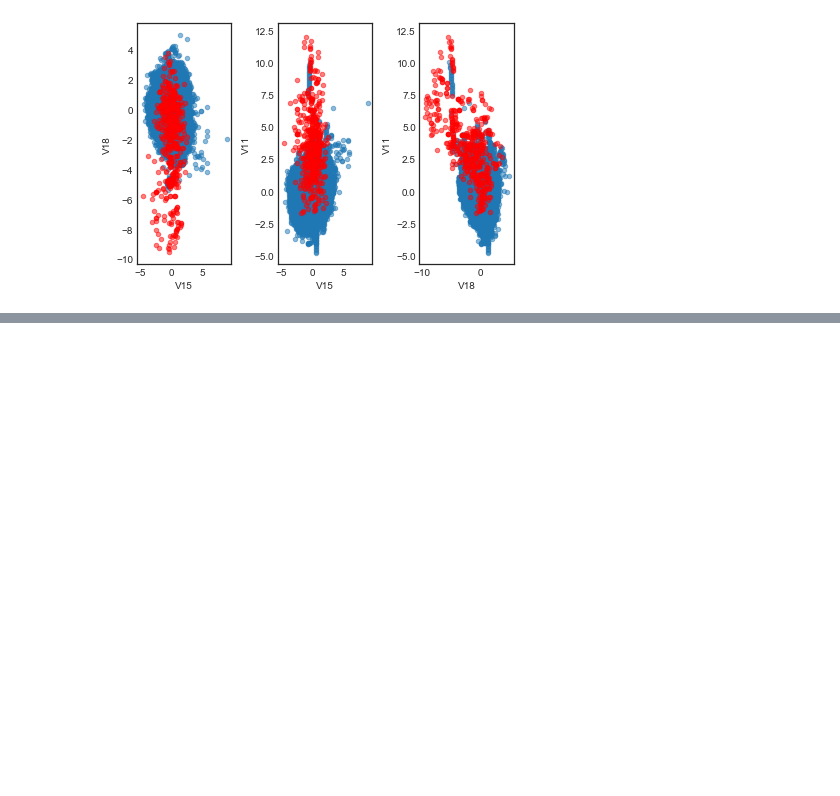
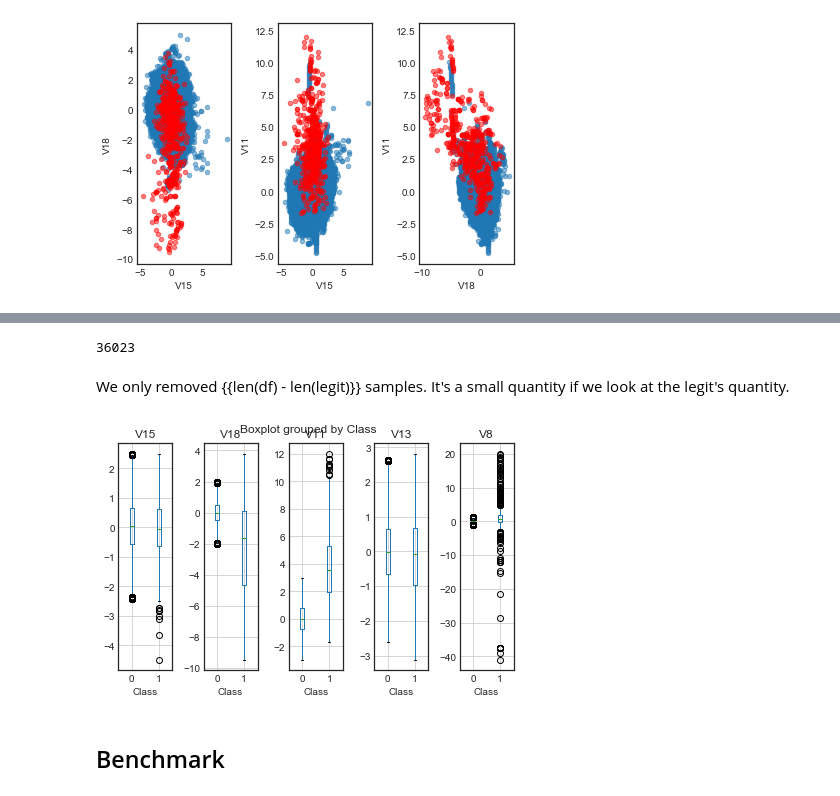
Before and after one commit to NekuSakuraba/machine-learning, a Jupyter notebook: projects/capstone/project/Project Development.ipynb, the cells around one changed output, grey strips where cells are left out. Cells and saved outputs as stored; diff of their text form; code cells hidden in the pictures; blank space fills up the shorter version.

```diff
--- a/projects/capstone/project/Project Development.ipynb
+++ b/projects/capstone/project/Project Development.ipynb
@@ -290,6 +293,6 @@ legit, fraud = df[df.Class==0], df[df.Class==1]
 # %%
 idx = np.random.choice(range(len(legit)), 1000)
 # %%
-legit = legit.loc[idx]
+legit_sample = legit.loc[idx]
 # %%
 trace1 = go.Scatter3d(
@@ -352,0 +371,20 @@ It seems that there is two cluster of legit transactions and the fraud transacti
+# %%
+legit = legit[feats]
+fraud = fraud[feats]
+# now i'll be removing the outliers
+# since the fraudulent ones are scarce, I'll keep them
+# removing outliers from legit sample
+for idx, feat in enumerate(legit.columns):
+    q75, q25 = np.percentile(legit[feat], [75 ,25])
+    iqr_ = iqr(legit[feat])*1.5
+
+    greater = np.array(legit[feat] <= q25 - iqr_, dtype=bool)
+    legit.loc[greater, feat] = np.nan
+
+    lower   = np.array(legit[feat] >= q75 + iqr_, dtype=bool)
+    legit.loc[lower, feat] = np.nan
+legit = pd.concat([legit, fraud], axis=0)
+legit = pd.concat([legit, y], axis=1)
+legit = legit.dropna()
+# checking if there is a missing value
+legit.isnull().sum()
@@ -352,0 +399,16 @@ It seems that there is two cluster of legit transactions and the fraud transacti
+# %%
+len(df) - len(legit)
+# %% [output]
+36023
+# %% [markdown]
+We only removed {{len(df) - len(legit)}} samples. It's a small quantity if we look at the legit's quantity.
+# %%
+fig, axis = plt.subplots(1, 5)
+
+for feat, ax in zip(feats, axis):
+    legit.boxplot(feat, 'Class', ax=ax)
+
+plt.tight_layout()
+plt.show()
+# %% [output]
+[figure, added]
@@ -352,0 +418,2 @@ It seems that there is two cluster of legit transactions and the fraud transacti
+# %% [markdown]
+## Benchmark
```
Also changed, not shown: parts of 13 cells of this notebook.
